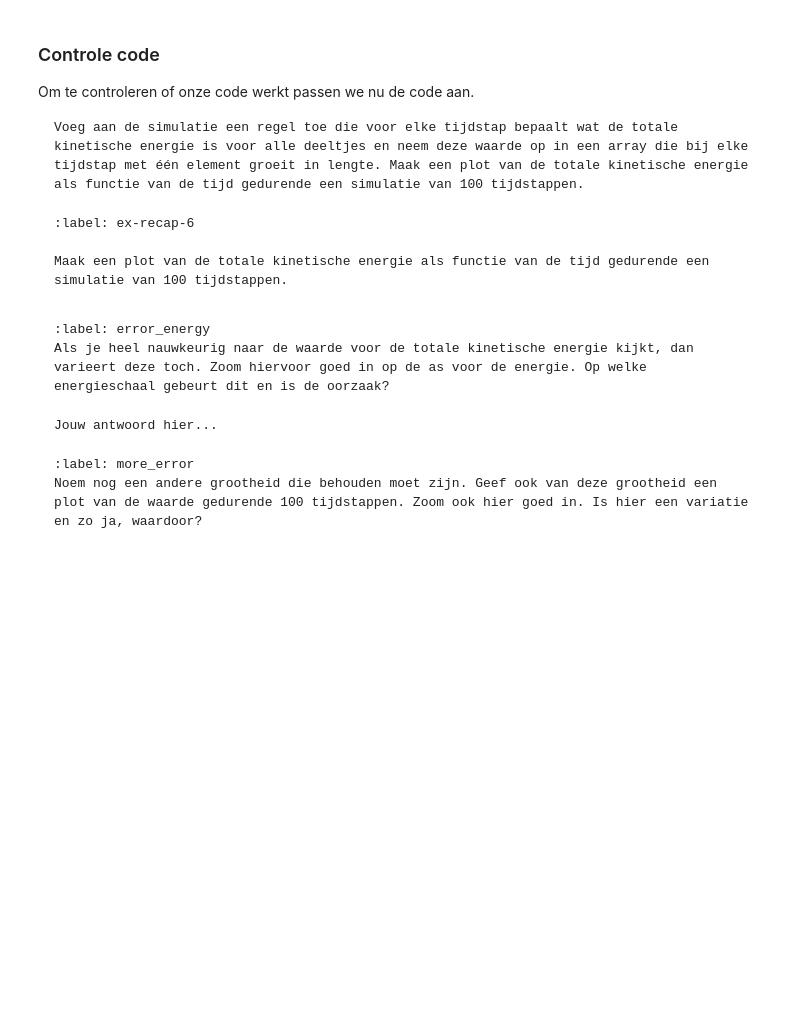
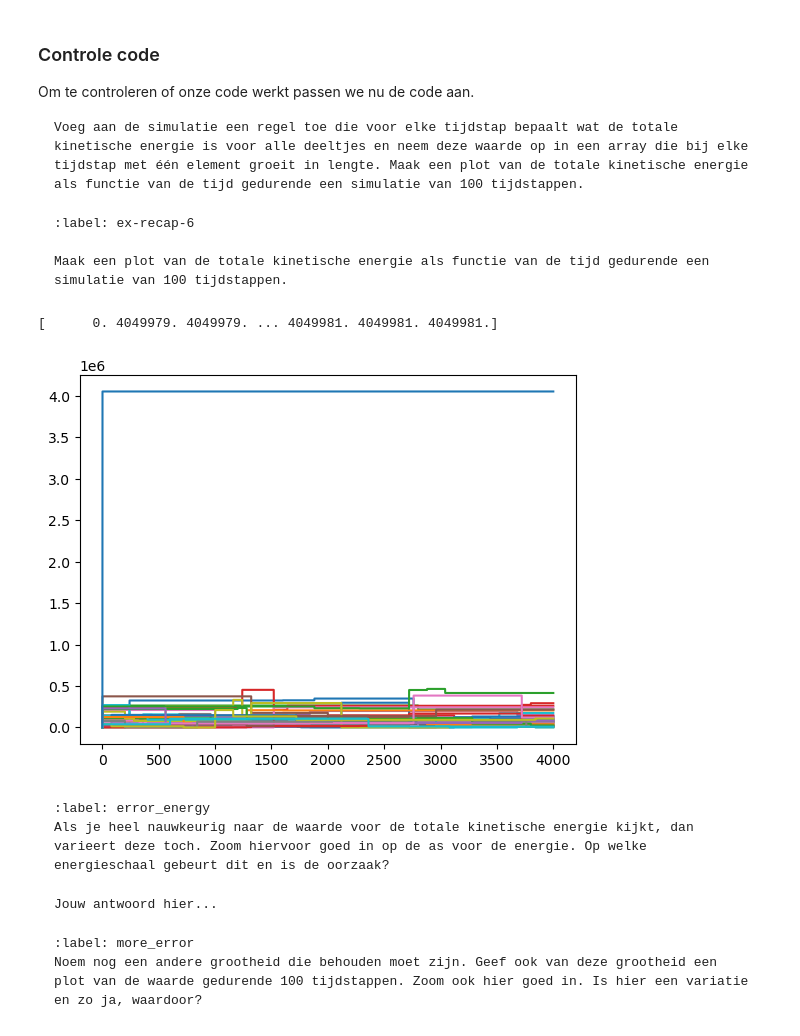
Before and after one commit to Rune-TuDelft/Thermoproject-ER, a Jupyter notebook: Content/PySim/3_recap.ipynb, the cells around one changed output. Saved outputs shown, nothing was run; the diff lists cells and outputs as text; code cells hidden in the pictures; blank space fills up the shorter version.

````diff
--- a/Content/PySim/3_recap.ipynb
+++ b/Content/PySim/3_recap.ipynb
@@ -293,6 +298,19 @@ Maak een plot van de totale kinetische energie als functie van de tijd gedurende
 ```
 # %%
 #your code/answer
+n=0
+sum_a = np.array([])
+for i in particles:
+    plt.plot(kin_history_np[n])
+    n+=1
+total_ke = kin_history_np[0]
+for i in range(1, 40):
+    total_ke = total_ke + kin_history_np[i]
+plt.plot(total_ke)
+print(total_ke)
+# %% [output]
+[      0. 4049979. 4049979. ... 4049981. 4049981. 4049981.]
+[figure, added]
 # %%
 #your code/answer
 # %% [markdown]
````
Also changed, not shown: parts of 4 cells of this notebook.
